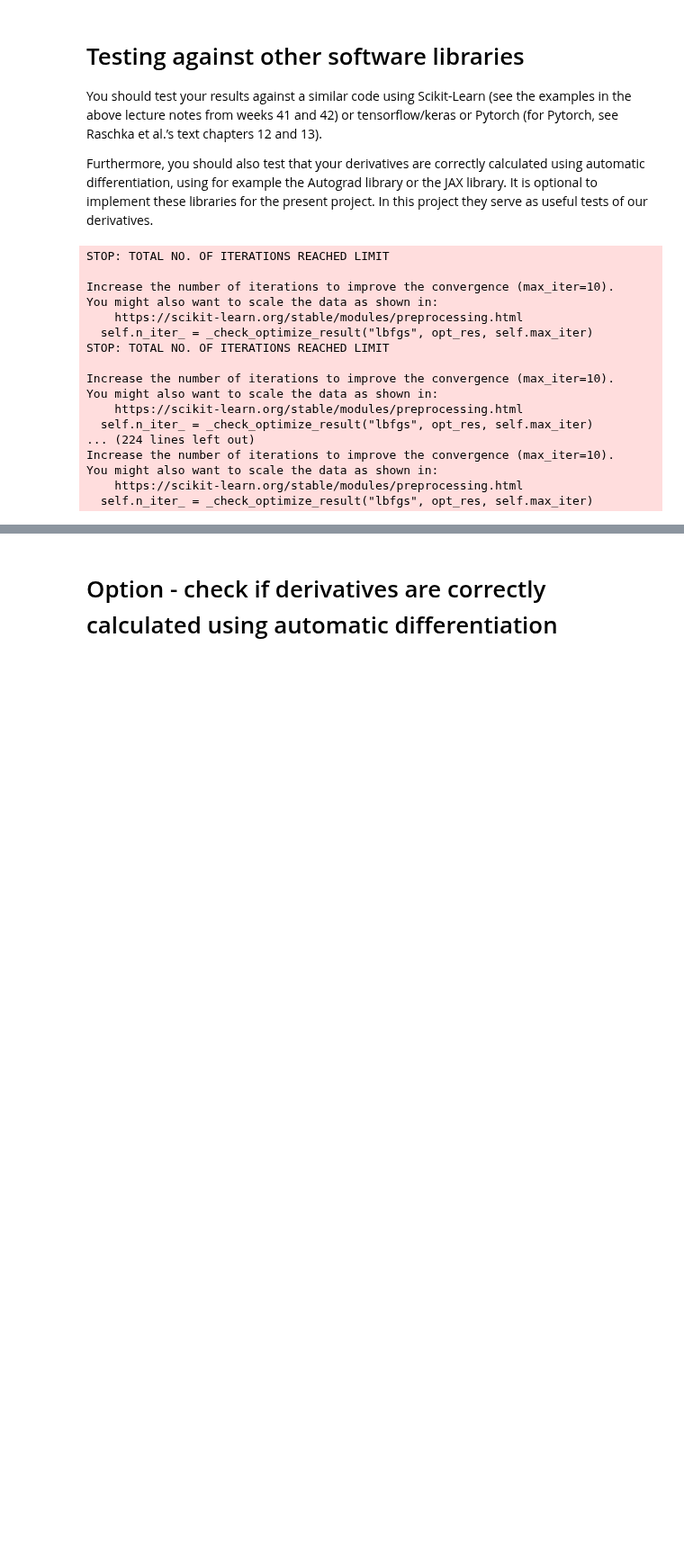
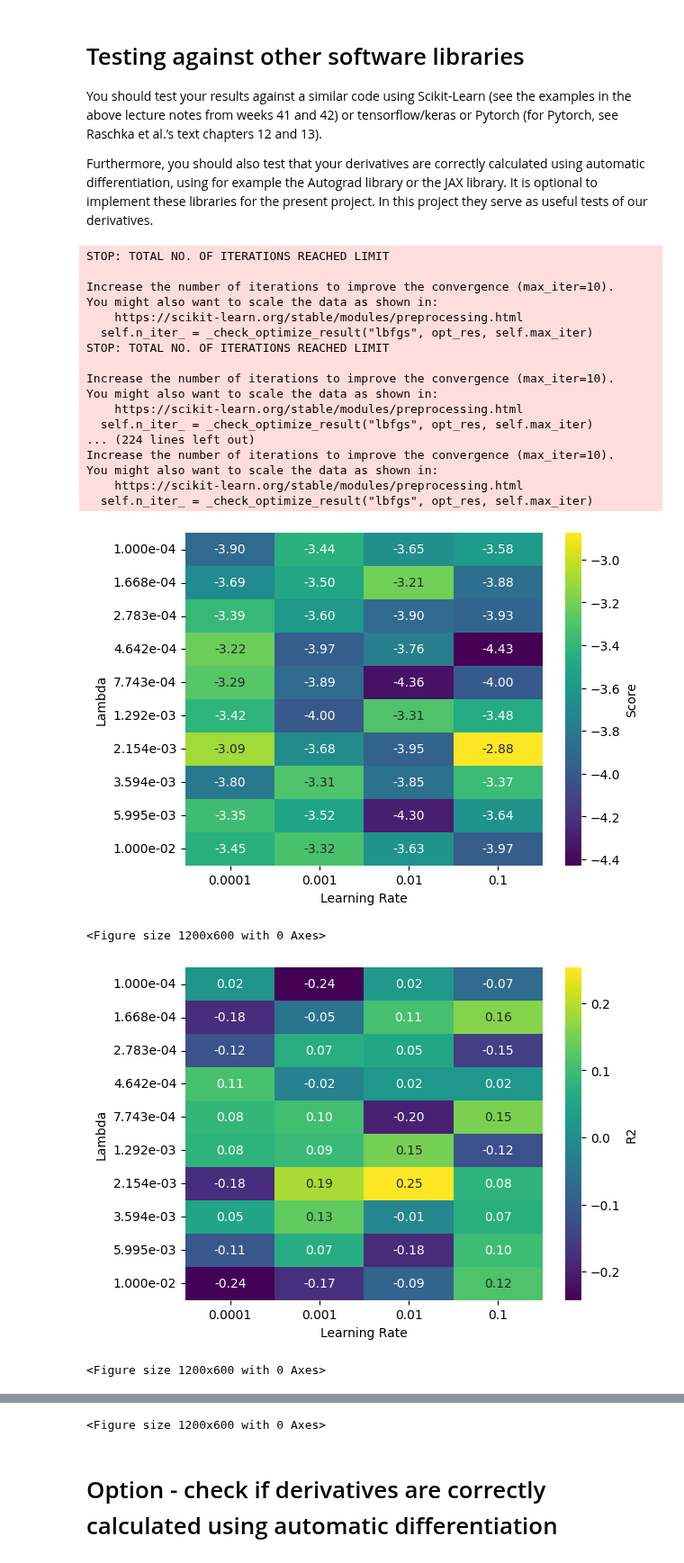
Before and after one commit to johtj/data_analysis_ml_projects, a Jupyter notebook: assignment2/part_c.ipynb, the cells around one changed output, grey strips where cells are left out. Shown at 90% size. Saved outputs shown, nothing was run; the diff lists cells and outputs as text; code cells hidden in the pictures; blank space fills up the shorter version.

```diff
--- a/assignment2/part_c.ipynb
+++ b/assignment2/part_c.ipynb
@@ -59,19 +97,12 @@ def nn_model(x_train_scaled, x_test_scaled, y_test, etas, lambdas, hidden_layers
 # %%
 # Test SGD with RMSprop, ADAM and plain GD
+## Further implementation needed....
 
 
 
-#grid_search = np.zeros((len(ETA_VALUES), len(LAMBDA_VALUES)), dtype=object) ---> remove later if not needed
-
-# ------> move all reshape to runge_preprocessing? also used in part b
-x_train_scaled = np.array(x_train_scaled).reshape(-1,1)
-x_test_scaled = np.array(x_test_scaled).reshape(-1,1)
-y_train = np.array(y_train).reshape(-1, 1)
-y_test = np.array(y_test).reshape(-1, 1)
-
-relu_lbfgs = nn_model(x_train_scaled, x_test_scaled, y_test, ETA_VALUES, LAMBDA_VALUES, hidden_layers=RUNGE_HIDDEN_LAYERS, activation_type='relu', solver_type='lbfgs', max_iterations=RUNGE_MAX_ITERATIONS, verbose=VERBOSE)
-relu_sgd = nn_model(x_train_scaled, x_test_scaled, y_test, ETA_VALUES, LAMBDA_VALUES, hidden_layers=RUNGE_HIDDEN_LAYERS, activation_type='relu', solver_type='sgd', max_iterations=RUNGE_MAX_ITERATIONS, verbose=VERBOSE)
-relu_adam = nn_model(x_train_scaled, x_test_scaled, y_test, ETA_VALUES, LAMBDA_VALUES, hidden_layers=RUNGE_HIDDEN_LAYERS, activation_type='relu', solver_type='adam', max_iterations=RUNGE_MAX_ITERATIONS, verbose=VERBOSE)
+relu_lbfgs = mlp_regressor(x_train_scaled, x_test_scaled, y_test, ETA_VALUES, LAMBDA_VALUES, hidden_layers=RUNGE_HIDDEN_LAYERS, activation_type='relu', solver_type='lbfgs', max_iterations=RUNGE_MAX_ITERATIONS, verbose=VERBOSE)
+relu_sgd = mlp_regressor(x_train_scaled, x_test_scaled, y_test, ETA_VALUES, LAMBDA_VALUES, hidden_layers=RUNGE_HIDDEN_LAYERS, activation_type='relu', solver_type='sgd', max_iterations=RUNGE_MAX_ITERATIONS, verbose=VERBOSE)
+relu_adam = mlp_regressor(x_train_scaled, x_test_scaled, y_test, ETA_VALUES, LAMBDA_VALUES, hidden_layers=RUNGE_HIDDEN_LAYERS, activation_type='relu', solver_type='adam', max_iterations=RUNGE_MAX_ITERATIONS, verbose=VERBOSE)
 # %% [output]
 STOP: TOTAL NO. OF ITERATIONS REACHED LIMIT
 
@@ -90,3 +121,16 @@ Increase the number of iterations to improve the convergence (max_iter=10).
 You might also want to scale the data as shown in:
     https://scikit-learn.org/stable/modules/preprocessing.html
   self.n_iter_ = _check_optimize_result("lbfgs", opt_res, self.max_iter)
+# %%
+# Plot heatmaps
+
+from plotting import plot_heatmap
+
+plot_heatmap(relu_lbfgs, 'Score')
+plot_heatmap(relu_sgd, 'R2')
+plot_heatmap(relu_adam, 'MSE')
+# %% [output]
+[figure, added]
+<Figure size 1200x600 with 0 Axes>
+[figure, added]
+<Figure size 1200x600 with 0 Axes>
@@ -93,3 +138,4 @@ You might also want to scale the data as shown in:
+<Figure size 1200x600 with 0 Axes>
 # %% [markdown]
 # Option - check if derivatives are correctly calculated using automatic differentiation
 # %%
```
Also changed, not shown: parts of 4 cells of this notebook, 5 other files.
